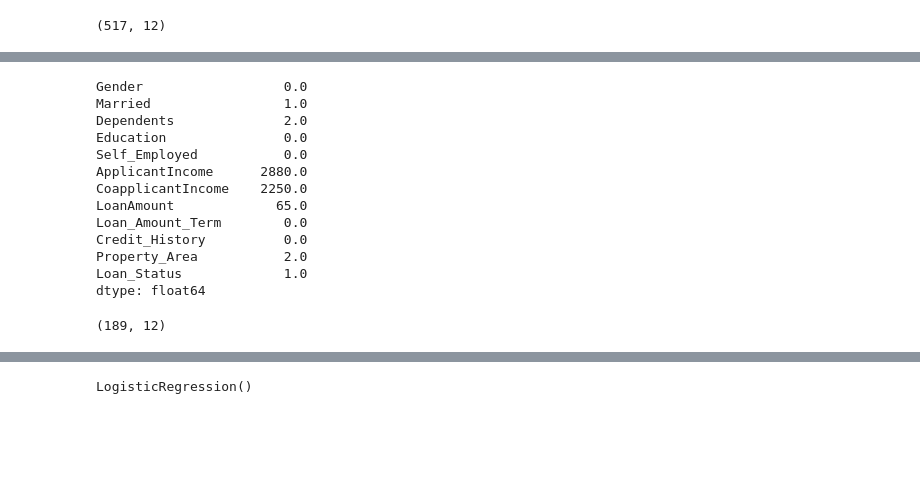
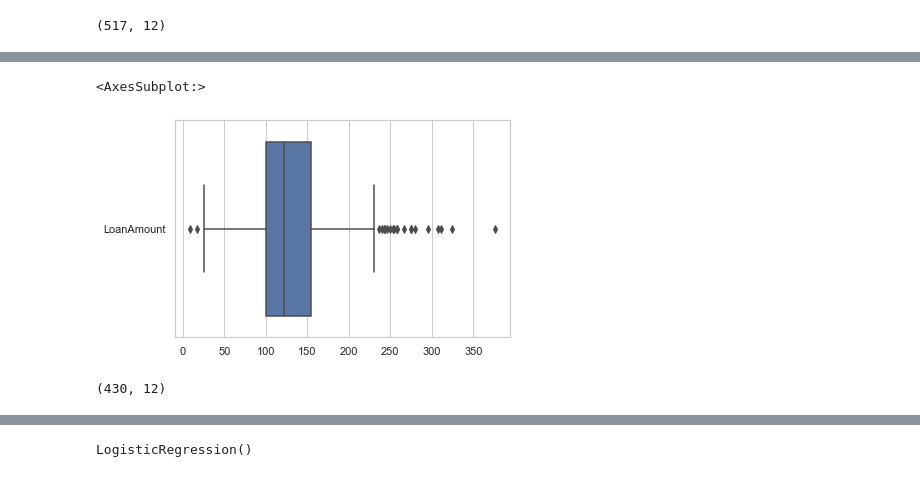
Before and after one commit to swantikag/AI-ML---Practice, a Jupyter notebook: Logistic Regression/Loan Prediction_ Logistic Regression.ipynb, the cells around one changed output, grey strips where cells are left out. Cells and saved outputs as stored; diff of their text form; code cells hidden in the pictures; blank space fills up the shorter version.

```diff
--- a/Logistic Regression/Loan Prediction_ Logistic Regression.ipynb
+++ b/Logistic Regression/Loan Prediction_ Logistic Regression.ipynb
@@ -134,0 +158,13 @@ df_train.shape
+# %%
+sns.set_theme(style="whitegrid")
+#X_data = df_train.drop(['Loan_Status'],axis = 1)
+X_data = df_train[['LoanAmount']]
+sns.boxplot(data = X_data, orient="h")
+# %% [output]
+<AxesSubplot:>
+[figure, added]
+# %%
+df_train = df_train[(df_train.LoanAmount <= 225)&(df_train.LoanAmount >= 25)]
+df_train.shape
+# %% [output]
+(430, 12)
@@ -135,25 +174,9 @@ df_train.shape
 # %%
-Q1 = df_train.quantile(0.25)
-Q3 = df_train.quantile(0.75)
-IQR = Q3 - Q1
-print(IQR)
+# Q1 = df_train.quantile(0.25)
+# Q3 = df_train.quantile(0.75)
+# IQR = Q3 - Q1
+# print(IQR)
-# %% [output]
-Gender                  0.0
-Married                 1.0
-Dependents              2.0
-Education               0.0
-Self_Employed           0.0
-ApplicantIncome      2880.0
-CoapplicantIncome    2250.0
-LoanAmount             65.0
-Loan_Amount_Term        0.0
-Credit_History          0.0
-Property_Area           2.0
-Loan_Status             1.0
-dtype: float64
 # %%
-df_train = df_train[~((df_train < (Q1 - 1.5 * IQR)) |(df_train > (Q3 + 1.5 * IQR))).any(axis=1)]
-df_train.shape
+# df_train = df_train[~((df_train < (Q1 - 1.5 * IQR)) |(df_train > (Q3 + 1.5 * IQR))).any(axis=1)]
+# df_train.shape
-# %% [output]
-(189, 12)
 # %%
```
Also changed, not shown: parts of 11 cells of this notebook.
